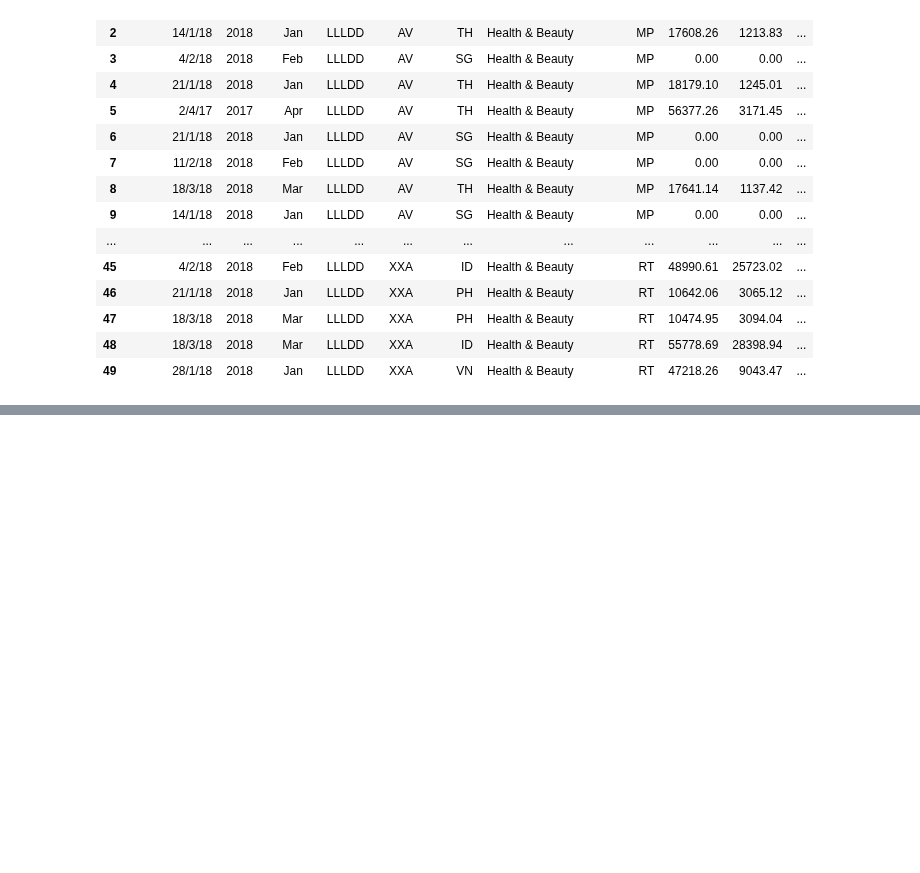
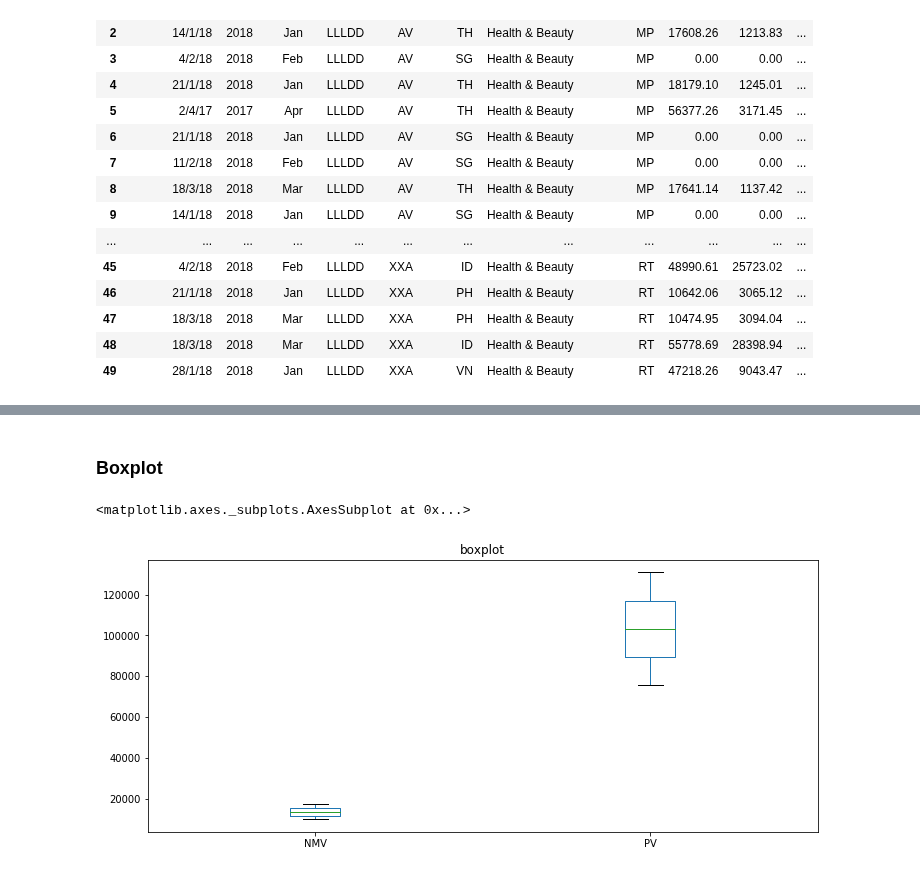
Before and after one commit to khzt2004/Python, a Jupyter notebook: Pandas_Notebook_Reference.ipynb, the cells around one changed output, grey strips where cells are left out. Saved outputs shown, nothing was run; the diff lists cells and outputs as text; code cells hidden in the pictures; blank space fills up the shorter version.

```diff
--- a/Pandas_Notebook_Reference.ipynb
+++ b/Pandas_Notebook_Reference.ipynb
@@ -609,0 +642,9 @@ filter_df.head(50)
+# %% [markdown]
+### Boxplot
+# %%
+filter_df[filter_df['Year'] == 2018].groupby('Partnership')[('NMV', 'PV')].mean().plot(kind='box',
+                                                                                             figsize=(12,5),
+                                                                                            title =('boxplot'))
+# %% [output]
+<matplotlib.axes._subplots.AxesSubplot at 0x...>
+[figure, added]
```
Also changed, not shown: parts of 24 cells of this notebook.
